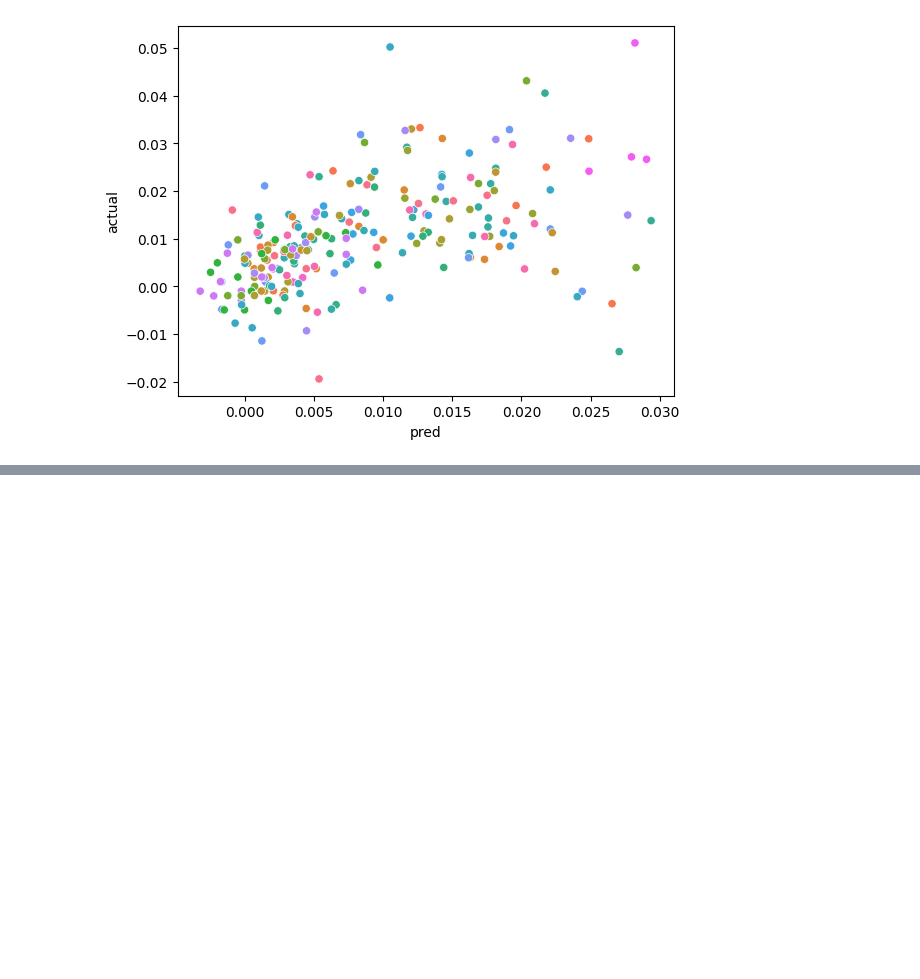
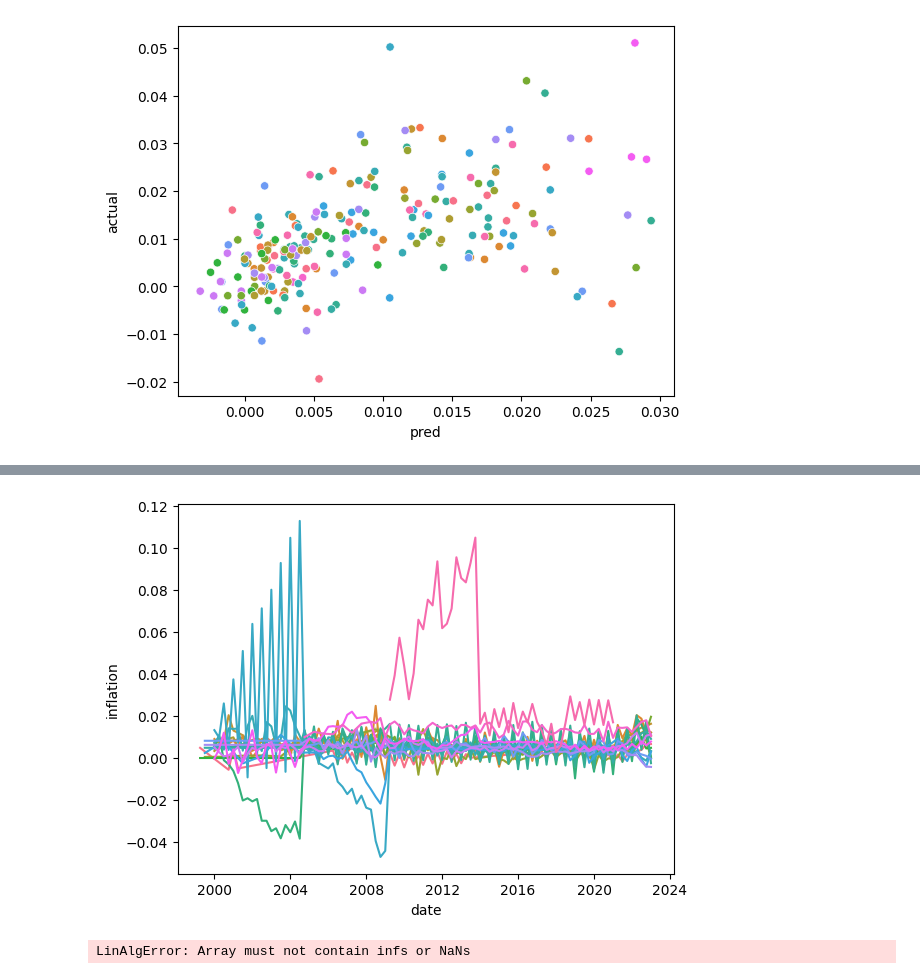
Before and after one commit to mvanaltvorst/seminar, a Jupyter notebook: notebooks/pointwise_eval/model_eval.ipynb, the cells around one changed output, grey strips where cells are left out. Drawn from its saved outputs; the diff is of its cells as text; code cells hidden in the pictures; blank space fills up the shorter version.

```diff
--- a/notebooks/pointwise_eval/model_eval.ipynb
+++ b/notebooks/pointwise_eval/model_eval.ipynb
@@ -182,0 +194,4 @@ ImportError: cannot import name 'TimeSeriesSplit' from 'seminartools.time_series
+# %%
+from seminartools.models.armax_model import ARMAXModel
+preds = make_oos_predictions(ARMAXModel(max_p = 2, max_q = 2), df, tss, progress = True, num_cores = 5)
+preds
@@ -182,0 +212,17 @@ ImportError: cannot import name 'TimeSeriesSplit' from 'seminartools.time_series
+# %%
+sns.lineplot(
+    data = preds,
+    x = "date",
+    y = "inflation",
+    hue = "country"
+)
+
+plt.legend().remove()
+# %% [output]
+[figure, added]
+# %%
+from seminartools.models.pca_var_model import PCAVARModel
+preds = make_oos_predictions(PCAVARModel(), df, tss, progress = True, num_cores = 5)
+preds
+# %% [output]
+LinAlgError: Array must not contain infs or NaNs
```
Also changed, not shown: parts of 6 cells of this notebook, 4 other files.
